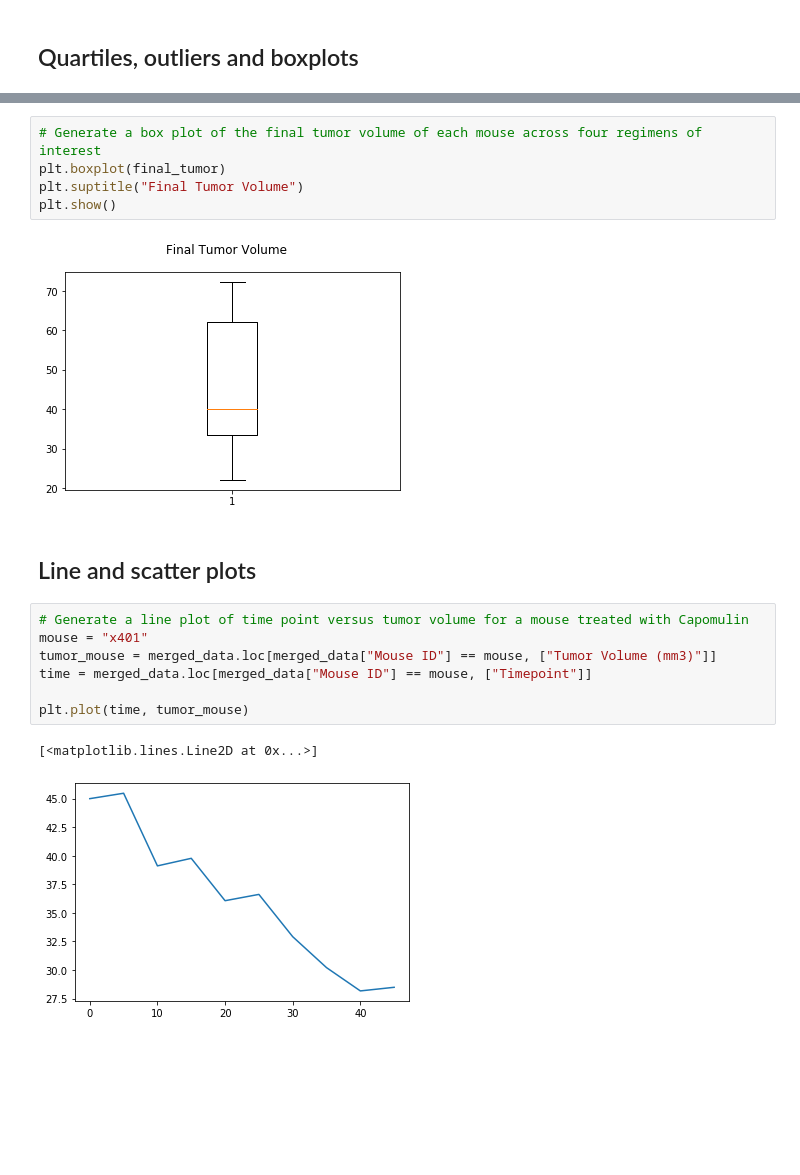
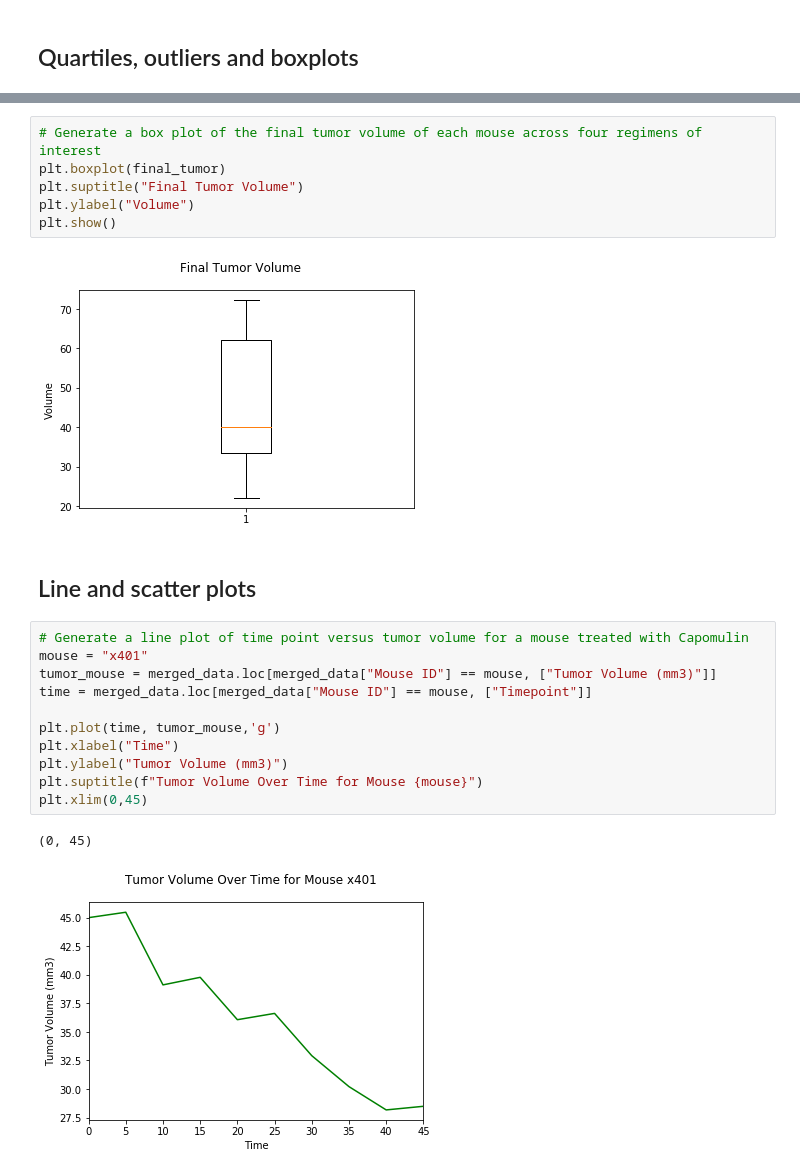
Before and after one commit to hal-pemulis/Matplotlib-Challenge, a Jupyter notebook: pymaceuticalsHW.ipynb, the cells around one changed output, grey strips where cells are left out. Drawn from its saved outputs; the diff is of its cells as text; blank space fills up the shorter version.

```diff
--- a/pymaceuticalsHW.ipynb
+++ b/pymaceuticalsHW.ipynb
@@ -160,21 +166,26 @@ Values above 105.135 could be outliers.
 # Generate a box plot of the final tumor volume of each mouse across four regimens of interest
 plt.boxplot(final_tumor)
 plt.suptitle("Final Tumor Volume")
+plt.ylabel("Volume")
 plt.show()
 # %% [output]
-[figure, old version]
+[figure, new version]
 # %% [markdown]
 ## Line and scatter plots
 # %%
 # Generate a line plot of time point versus tumor volume for a mouse treated with Capomulin
 mouse = "x401"
 tumor_mouse = merged_data.loc[merged_data["Mouse ID"] == mouse, ["Tumor Volume (mm3)"]]
 time = merged_data.loc[merged_data["Mouse ID"] == mouse, ["Timepoint"]]
 
-plt.plot(time, tumor_mouse)
+plt.plot(time, tumor_mouse,'g')
+plt.xlabel("Time")
+plt.ylabel("Tumor Volume (mm3)")
+plt.suptitle(f"Tumor Volume Over Time for Mouse {mouse}")
+plt.xlim(0,45)
 # %% [output]
-[<matplotlib.lines.Line2D at 0x...>]
+(0, 45)
-[figure, old version]
+[figure, new version]
 # %%
 # Generate a scatter plot of mouse weight versus average tumor volume for the Capomulin regimen
 
```
Also changed, not shown: parts of 6 cells of this notebook.
